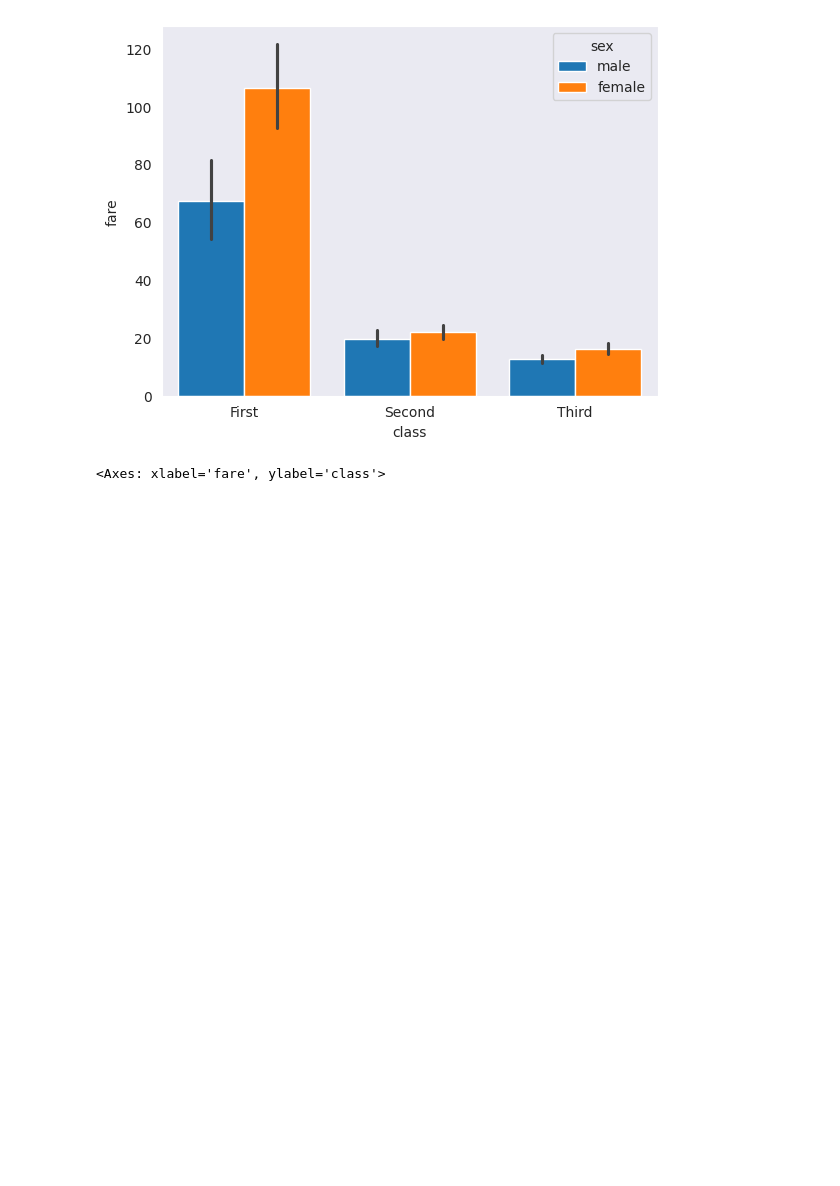
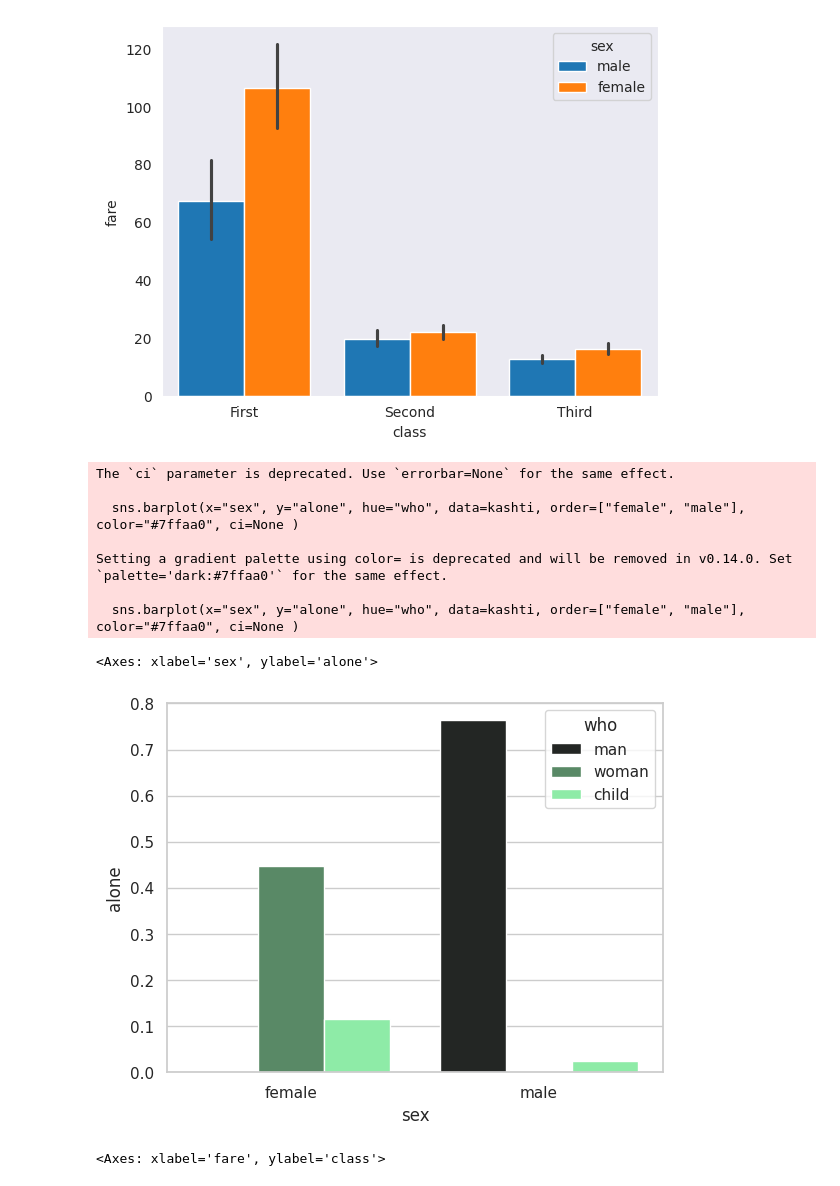
Before and after one commit to ahmadzulfiqar001/python-100-days-beginner-to-advance-, a Jupyter notebook: Day_10_of_Python.ipynb, the cells around one changed output. Drawn from its saved outputs; the diff is of its cells as text; code cells hidden in the pictures; blank space fills up the shorter version.

```diff
--- a/Day_10_of_Python.ipynb
+++ b/Day_10_of_Python.ipynb
@@ -106,6 +106,28 @@ sns.barplot(x="class", y="fare", hue="sex", data=kashti, estimator=np.mean, satu
 plt.show()
 # %% [output]
 [figure]
+# %%
+# import libraries
+
+import seaborn as sns
+import matplotlib.pyplot as plt
+
+#load dataset
+kashti = sns.load_dataset("titanic")
+kashti
+
+#draw a line plot
+sns.barplot(x="sex", y="alone", hue="who", data=kashti, order=["female", "male"], color="#7ffaa0", ci=None )
+# %% [output]
+The `ci` parameter is deprecated. Use `errorbar=None` for the same effect.
+
+  sns.barplot(x="sex", y="alone", hue="who", data=kashti, order=["female", "male"], color="#7ffaa0", ci=None )
+
+Setting a gradient palette using color= is deprecated and will be removed in v0.14.0. Set `palette='dark:#7ffaa0'` for the same effect.
+
+  sns.barplot(x="sex", y="alone", hue="who", data=kashti, order=["female", "male"], color="#7ffaa0", ci=None )
+<Axes: xlabel='sex', ylabel='alone'>
+[figure, added]
 # %%
 # horizontal plot
 # import libraries
```
Also changed, not shown: parts of 9 cells of this notebook.
